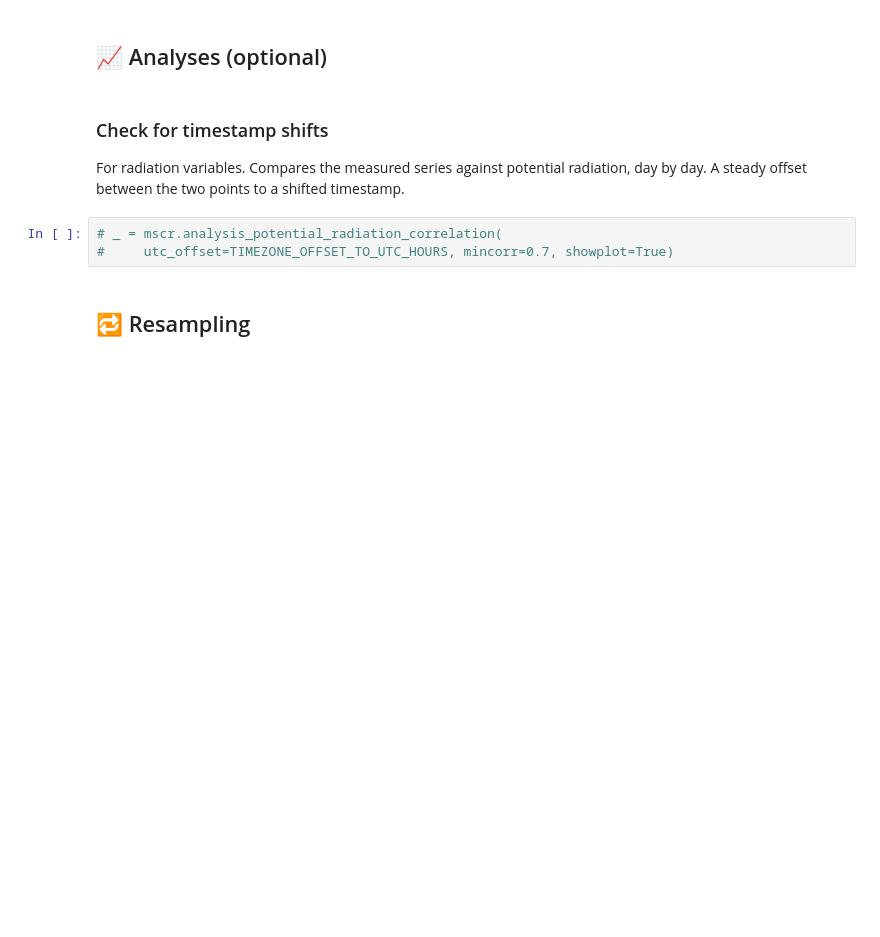
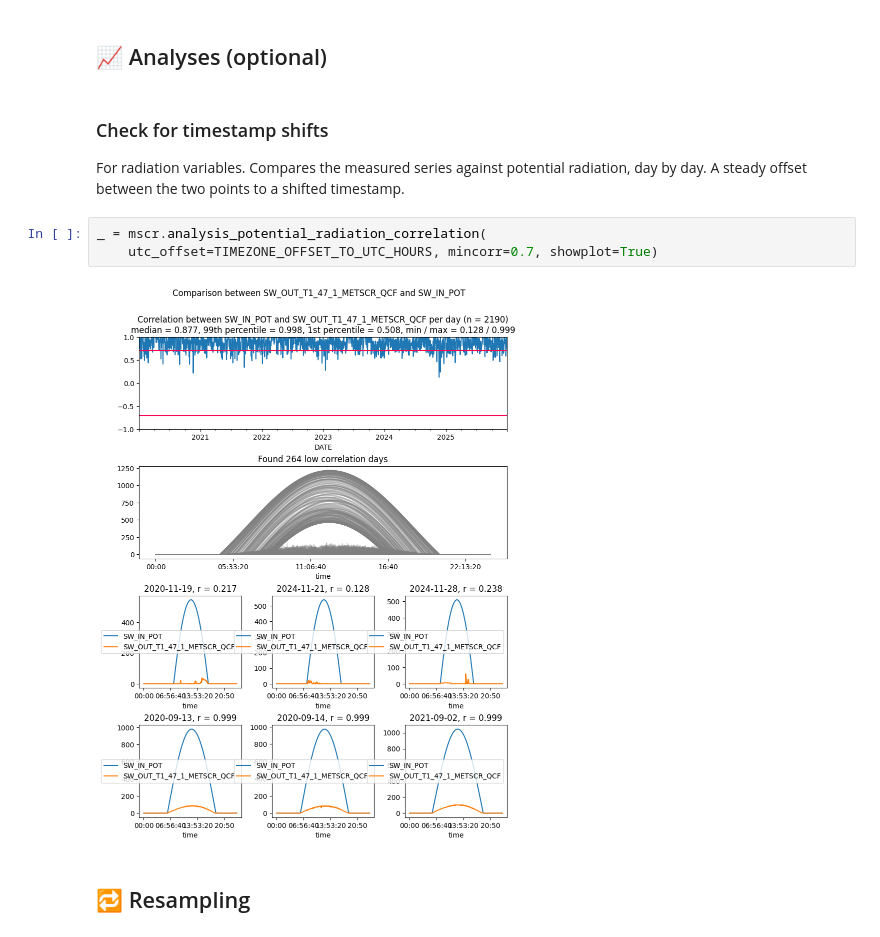
Before and after one commit to holukas/dataset_ch-lae_flux_product, a Jupyter notebook: workflow/10_METEO/20_SCREENING/SW_OUT/SW_OUT_T1_47_1_2020-2025.ipynb, the cells around one changed output. Cells and saved outputs as stored; diff of their text form; blank space fills up the shorter version.

```diff
--- a/workflow/10_METEO/20_SCREENING/SW_OUT/SW_OUT_T1_47_1_2020-2025.ipynb
+++ b/workflow/10_METEO/20_SCREENING/SW_OUT/SW_OUT_T1_47_1_2020-2025.ipynb
@@ -343,8 +456,10 @@ for ff in mscr.fields:
 ### Check for timestamp shifts
 For radiation variables. Compares the measured series against potential radiation, day by day. A steady offset between the two points to a shifted timestamp.
 # %%
-# _ = mscr.analysis_potential_radiation_correlation(
-#     utc_offset=TIMEZONE_OFFSET_TO_UTC_HOURS, mincorr=0.7, showplot=True)
+_ = mscr.analysis_potential_radiation_correlation(
+    utc_offset=TIMEZONE_OFFSET_TO_UTC_HOURS, mincorr=0.7, showplot=True)
+# %% [output]
+[figure, added]
 # %% [markdown]
 ## 🔁 Resampling
 # %% [markdown]
```
Also changed, not shown: parts of 28 cells of this notebook.
